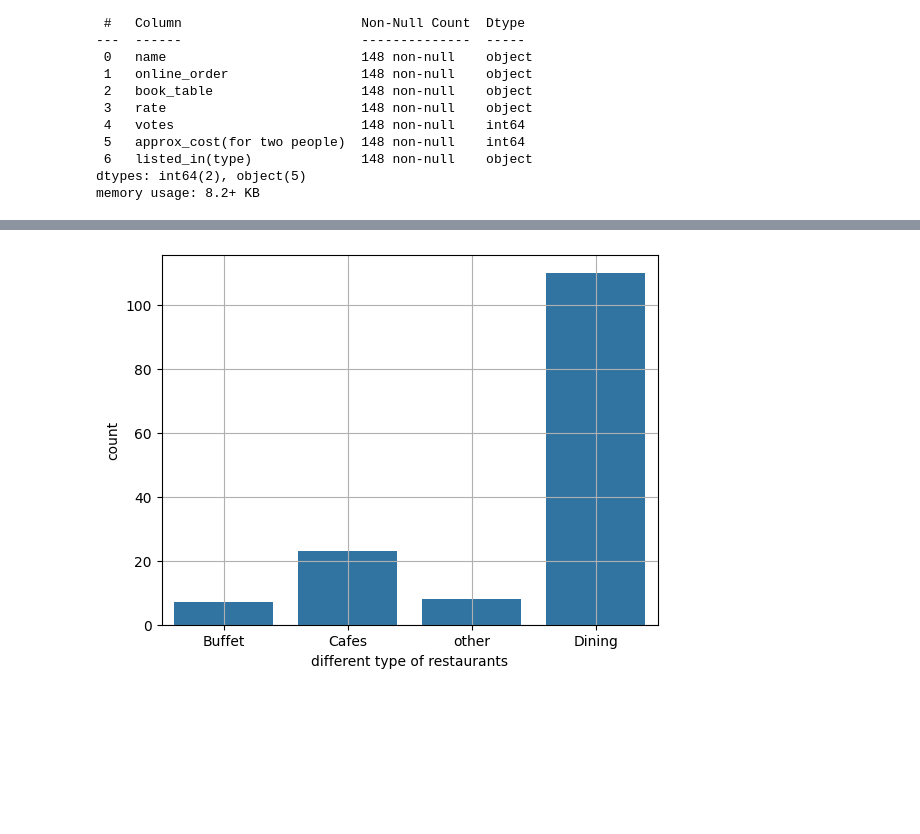
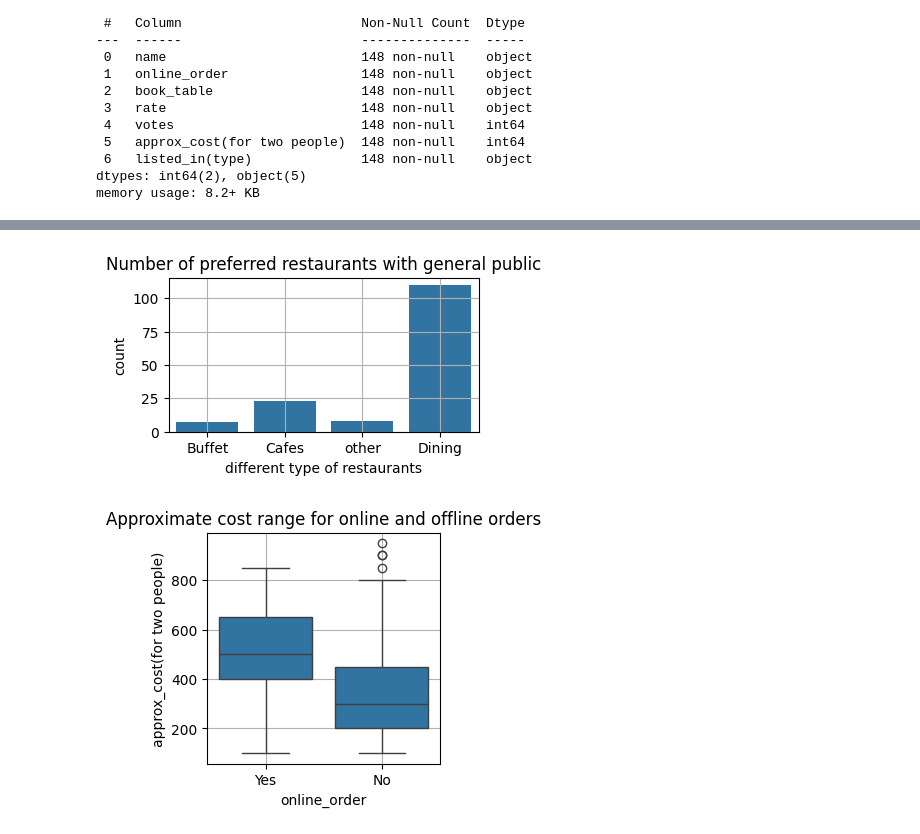
Before and after one commit to kuroshkarimi/Projects, a Jupyter notebook: Zometo Chain Restaurant/Zometo.ipynb, the cells around one changed output, grey strips where cells are left out. Saved outputs shown, nothing was run; the diff lists cells and outputs as text; code cells hidden in the pictures; blank space fills up the shorter version.

```diff
--- a/Zometo Chain Restaurant/Zometo.ipynb
+++ b/Zometo Chain Restaurant/Zometo.ipynb
@@ -41,6 +50,15 @@ sns.countplot(x = df['online_order'])
 # %%
+plt.figure(figsize = (4, 2))
 sns.countplot(x = df['listed_in(type)'])
+plt.title("Number of preferred restaurants with general public")
 plt.xlabel('different type of restaurants')
 plt.grid('True')
 # %% [output]
-[figure, old version]
+[figure, new version]
+# %%
+plt.figure(figsize = (3, 3))
+sns.boxplot(x = 'online_order', y = 'approx_cost(for two people)', data = df)
+plt.title('Approximate cost range for online and offline orders')
+plt.grid()
+# %% [output]
+[figure, added]
```
Also changed, not shown: parts of 6 cells of this notebook.
